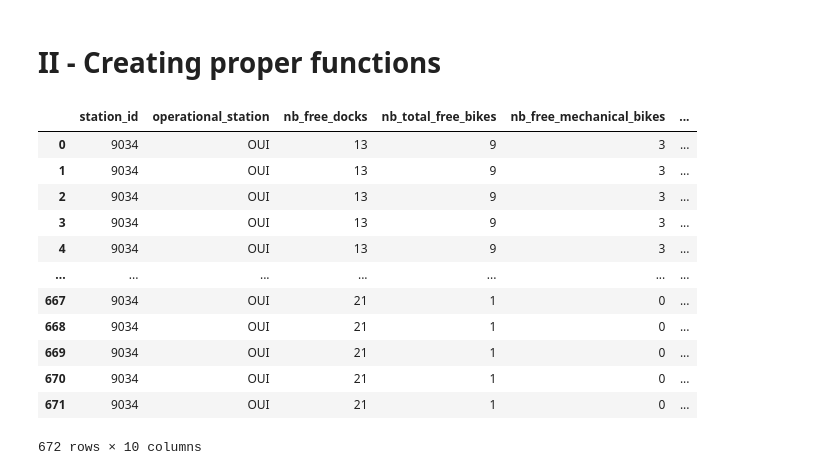
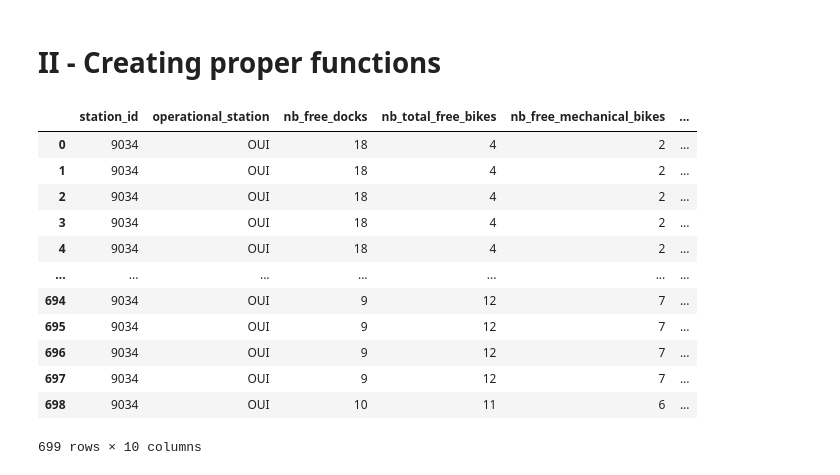
Before and after one commit to alexisgcomte/velib-prediction-v2, a Jupyter notebook: 1. Data Structuration/2. Maria-DB template with AWS.ipynb, the cells around one changed output. Saved outputs shown, nothing was run; the diff lists cells and outputs as text; code cells hidden in the pictures.

Commit message:
correcting sql_query bug

```diff
--- a/1. Data Structuration/2. MySQL template-AWS.ipynb
+++ b/1. Data Structuration/2. Maria-DB template with AWS.ipynb
@@ -50,36 +50,47 @@ df.head()
 # %%
 class sql_query:
     def __init__(self, credentials_path):
-        db_credentials = pd.read_csv(credentials_path, index_col="Field")
+        self.db_credentials = pd.read_csv(credentials_path, index_col="Field")
+
 
     def __call__(self, query):
+
+        mariadb_connection = mariadb.connect(
+            user=self.db_credentials.loc["user"][0],
+            password=self.db_credentials.loc["password"][0],
+            host=self.db_credentials.loc["host"][0],
+            port=3306,
+            db = "db_velib")
+
+        self.cursor = mariadb_connection.cursor()
+
+        cursor = self.cursor
         cursor.execute(query)
         field_names = [i[0] for i in cursor.description]
         df = pd.DataFrame(cursor, columns=field_names)
         return df
 # %%
 # Testing
-
-request = sql_query(credentials_path="../../aws_mariadb_crendentials.csv")
+request = sql_query("../../aws_mariadb_crendentials.csv")
 
 query = """
 SELECT DISTINCT * FROM velib_realtime
-WHERE station_id = 9034 and date(data_actualisation)=date("2020-05-06")
+WHERE station_id = 9034 and date(data_actualisation)=date("2020-04-29")
 ORDER BY data_actualisation DESC
 """
 
 request(query)
 # %% [output]
 |  | station_id | operational_station | nb_free_docks | nb_total_free_bikes | nb_free_mechanical_bikes | ... |
-| 0 | 9034 | OUI | 13 | 9 | 3 | ... |
-| 1 | 9034 | OUI | 13 | 9 | 3 | ... |
-| 2 | 9034 | OUI | 13 | 9 | 3 | ... |
-| 3 | 9034 | OUI | 13 | 9 | 3 | ... |
-| 4 | 9034 | OUI | 13 | 9 | 3 | ... |
+| 0 | 9034 | OUI | 18 | 4 | 2 | ... |
+| 1 | 9034 | OUI | 18 | 4 | 2 | ... |
+| 2 | 9034 | OUI | 18 | 4 | 2 | ... |
+| 3 | 9034 | OUI | 18 | 4 | 2 | ... |
+| 4 | 9034 | OUI | 18 | 4 | 2 | ... |
 | ... | ... | ... | ... | ... | ... | ... |
-| 667 | 9034 | OUI | 21 | 1 | 0 | ... |
-| 668 | 9034 | OUI | 21 | 1 | 0 | ... |
-| 669 | 9034 | OUI | 21 | 1 | 0 | ... |
-| 670 | 9034 | OUI | 21 | 1 | 0 | ... |
-| 671 | 9034 | OUI | 21 | 1 | 0 | ... |
+| 694 | 9034 | OUI | 9 | 12 | 7 | ... |
+| 695 | 9034 | OUI | 9 | 12 | 7 | ... |
+| 696 | 9034 | OUI | 9 | 12 | 7 | ... |
+| 697 | 9034 | OUI | 9 | 12 | 7 | ... |
+| 698 | 9034 | OUI | 10 | 11 | 6 | ... |
-672 rows × 10 columns
+699 rows × 10 columns
```
Also changed, not shown: 1 other file.
